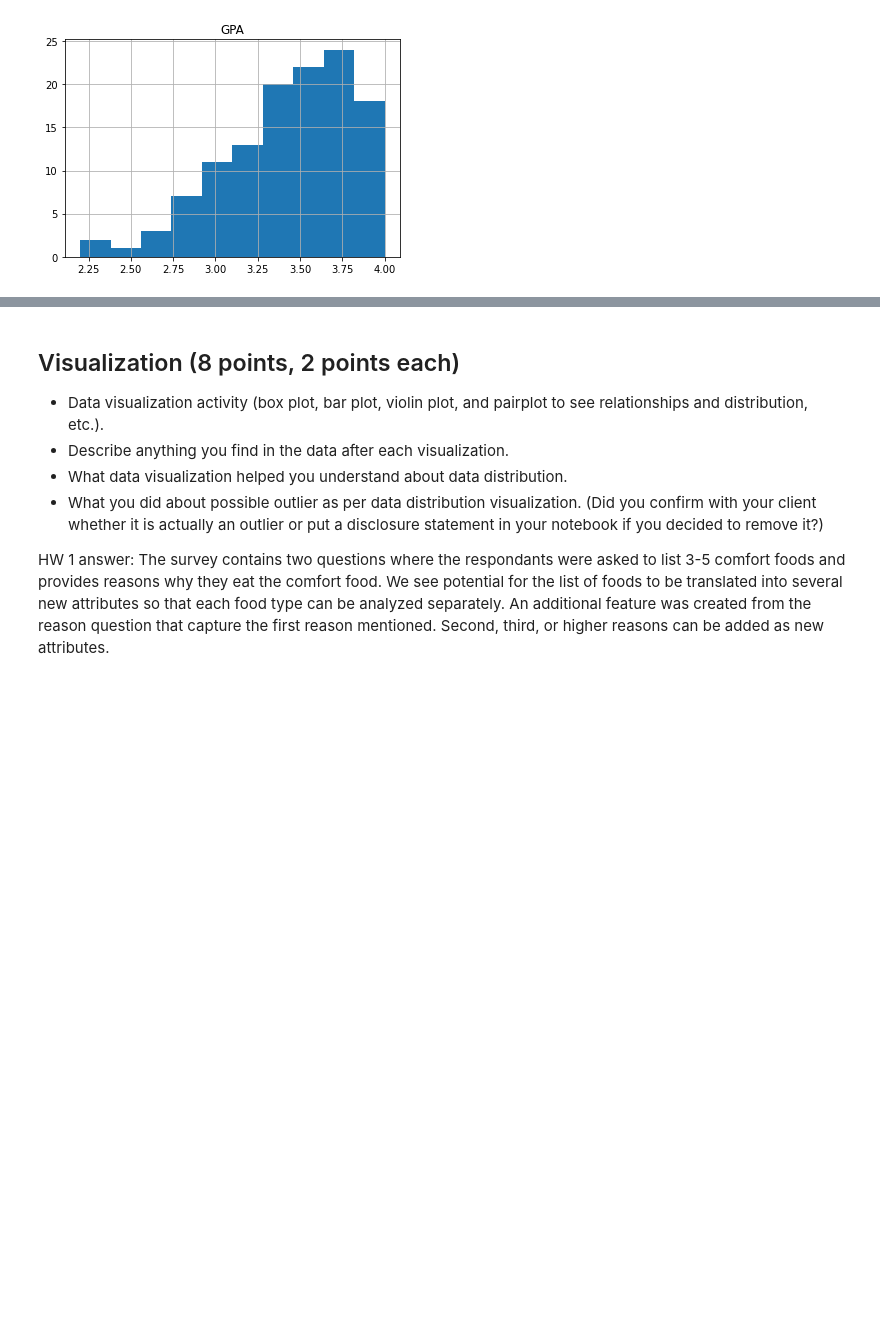
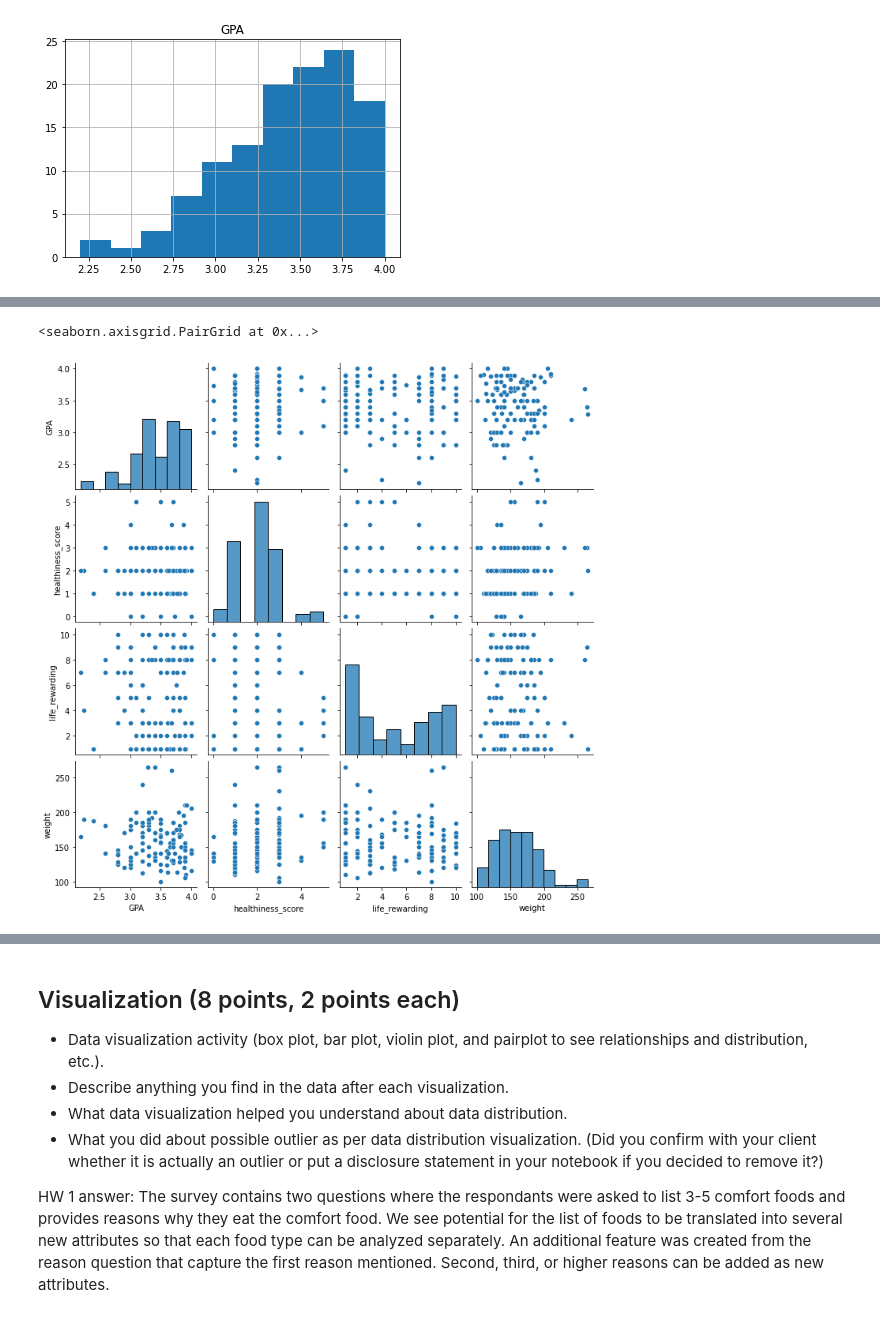
Before and after one commit to cuneom/COMP-4447-Final-Project---Food, a Jupyter notebook: FinalProject.ipynb, the cells around one changed output, grey strips where cells are left out. Drawn from its saved outputs; the diff is of its cells as text; code cells hidden in the pictures; blank space fills up the shorter version.

```diff
--- a/FinalProject.ipynb
+++ b/FinalProject.ipynb
@@ -252,0 +438,12 @@ Length: 186, dtype: object
+# %%
+#Removing str from cells
+df['weight'] = df['weight'].str.extract('(\d+)', expand=False)
+#Removing NaN values
+df["weight"] = pd.to_numeric(df["weight"], errors="ignore")
+df = df[df['weight'].notna()]
+
+
+
+#Life Rewarding column was far less cumbersome and I just needed to drop NaN values
+df["life_rewarding"] = pd.to_numeric(df["life_rewarding"], errors="ignore")
+df = df[df['life_rewarding'].notna()]
@@ -252,0 +482,24 @@ Length: 186, dtype: object
+# %%
+#calculate healthiness score - low score for healthest options (new feature)
+
+#breakfast = 1 (Cereal), 2 (donuts). 1 = healthy (H), 2 = unhealthy (UH)
+#coffee = 1 (creamy frapuccino), 2 (espresso). 1 = UH, 2 = H
+#drink = 1 (orange juice), 2 (soda). 1 = H, 2 = UH
+#fries = 1 (McDonalds fries), 2 (home fries). 1 = UH, 2 = H
+#soup = 1 (vegetable soup), 2 (creamy soup). 1 = H, 2 = UH
+
+#checking column types
+df.dtypes
+
+
+#recoding columns - 0 is healthier option, 1 is unhealthier option
+df['rbreakfast'] = [0 if x == 1 else 1 for x in df['breakfast']]
+df['rcoffee'] = [0 if x == 2 else 1 for x in df['coffee']]
+df['rdrink'] = [0 if x == 1 else 1 for x in df['drink']]
+df['rfries'] = [0 if x == 2 else 1 for x in df['fries']]
+df['rsoup'] = [0 if x == 1 else 1 for x in df['soup']]
+df.head(20)
+
+#total healthiness score
+df['healthiness_score'] = df['rbreakfast'] + df['rcoffee'] + df['rdrink'] + df['rfries'] + df['rsoup']
+df.head(20)
@@ -252,0 +525,5 @@ Length: 186, dtype: object
+# %%
+sns.pairplot(df.filter(['GPA','healthiness_score','life_rewarding', 'weight']))
+# %% [output]
+<seaborn.axisgrid.PairGrid at 0x...>
+[figure, added]
```
Also changed, not shown: parts of 35 cells of this notebook, 1 other file.
